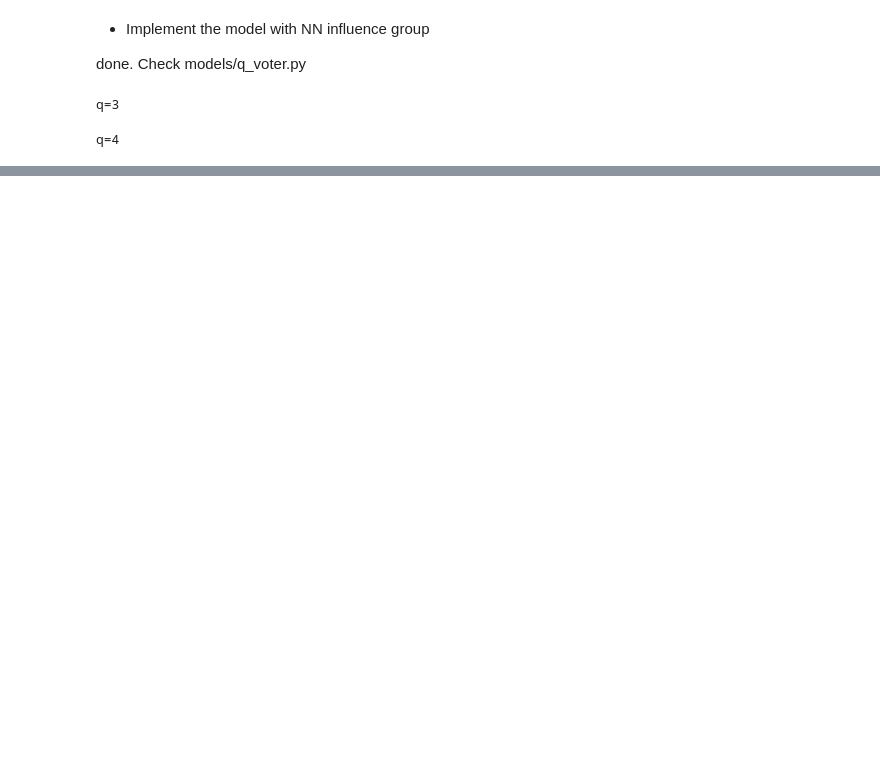
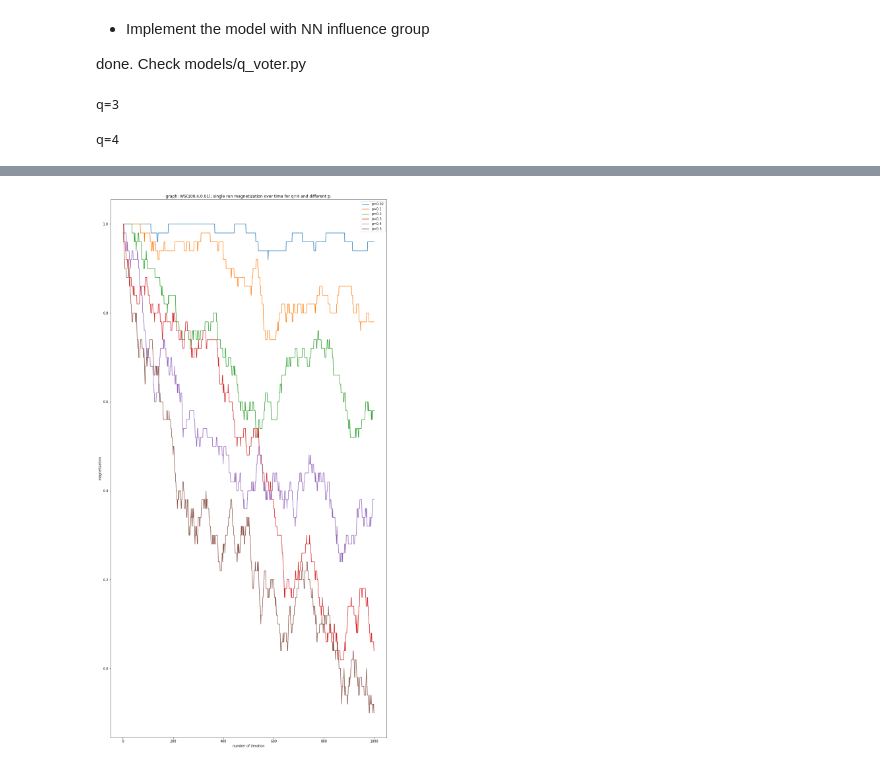
Before and after one commit to rogulforce/DPoCN, a Jupyter notebook: list_6/presentation.ipynb, the cells around one changed output, grey strips where cells are left out. Saved outputs shown, nothing was run; the diff lists cells and outputs as text; code cells hidden in the pictures; blank space fills up the shorter version.

```diff
--- a/list_6/presentation.ipynb
+++ b/list_6/presentation.ipynb
@@ -121,0 +220,22 @@ for q_i in q:
+# %%
+# same for some single runs
+name = 'WS(100,4,0.01)'
+q = 4
+p = (0.02, 0.1, 0.2, 0.3, 0.4, 0.5)
+
+network = nx.watts_strogatz_graph(N,4,0.01)
+q_voter = QVoter(network)
+
+plt.figure(figsize=(15,30))
+x=np.linspace(1,1000,1000)
+for p_i in tqdm(p):
+    mg = q_voter.simulate(num_of_events=num_of_steps, p=p_i, q=q)
+    plt.plot(x,mg, label=f'p={p_i}')
+
+plt.legend()
+plt.ylabel('magnetization')
+plt.xlabel('number of iteration')
+plt.title(f'graph: {name}; single run magnetization over time for q={q} and different p.')
+plt.show()
+# %% [output]
+[figure, added]
```
Also changed, not shown: parts of 17 cells of this notebook, 2 other files.
